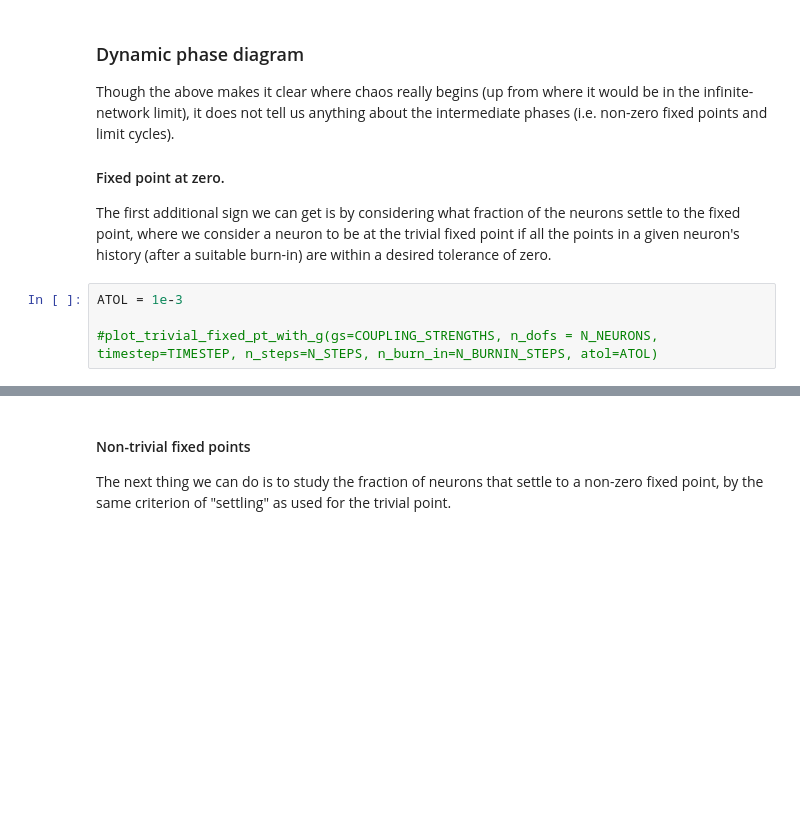
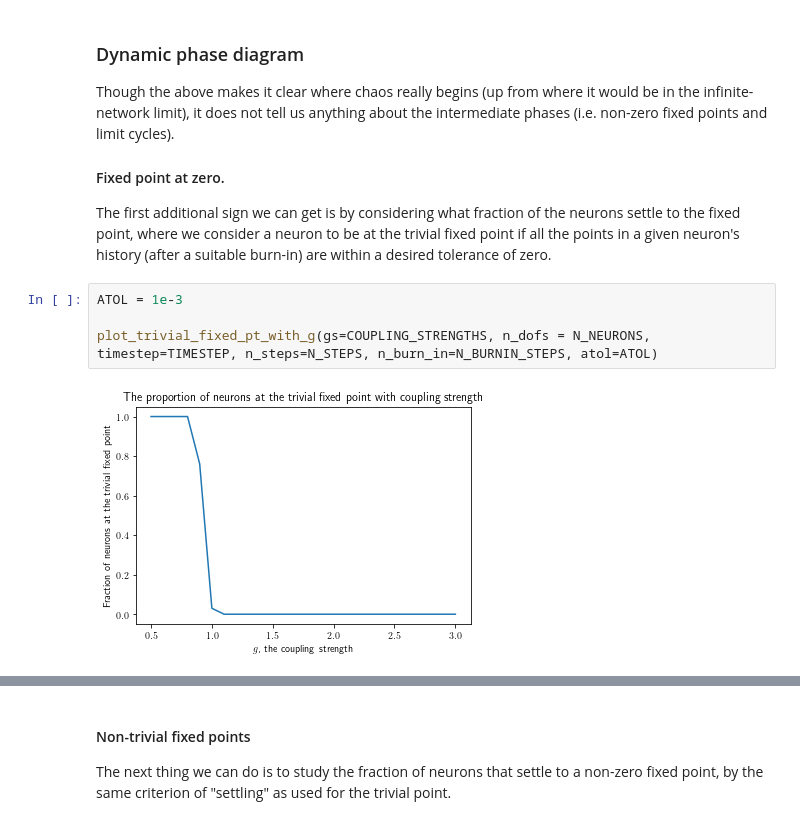
Before and after one commit to jqhoogland/randnn, a Jupyter notebook: Transfer Operator on Random Neural Networks.ipynb, the cells around one changed output, grey strips where cells are left out. Cells and saved outputs as stored; diff of their text form; blank space fills up the shorter version.

```diff
--- a/Transfer Operator on Random Neural Networks.ipynb
+++ b/Transfer Operator on Random Neural Networks.ipynb
@@ -142,4 +144,6 @@ The first additional sign we can get is by considering what fraction of the neur
 # %%
 ATOL = 1e-3
 
-#plot_trivial_fixed_pt_with_g(gs=COUPLING_STRENGTHS, n_dofs = N_NEURONS, timestep=TIMESTEP, n_steps=N_STEPS, n_burn_in=N_BURNIN_STEPS, atol=ATOL)
+plot_trivial_fixed_pt_with_g(gs=COUPLING_STRENGTHS, n_dofs = N_NEURONS, timestep=TIMESTEP, n_steps=N_STEPS, n_burn_in=N_BURNIN_STEPS, atol=ATOL)
+# %% [output]
+[figure, added]
```
Also changed, not shown: parts of 15 cells of this notebook, 8 other files.
